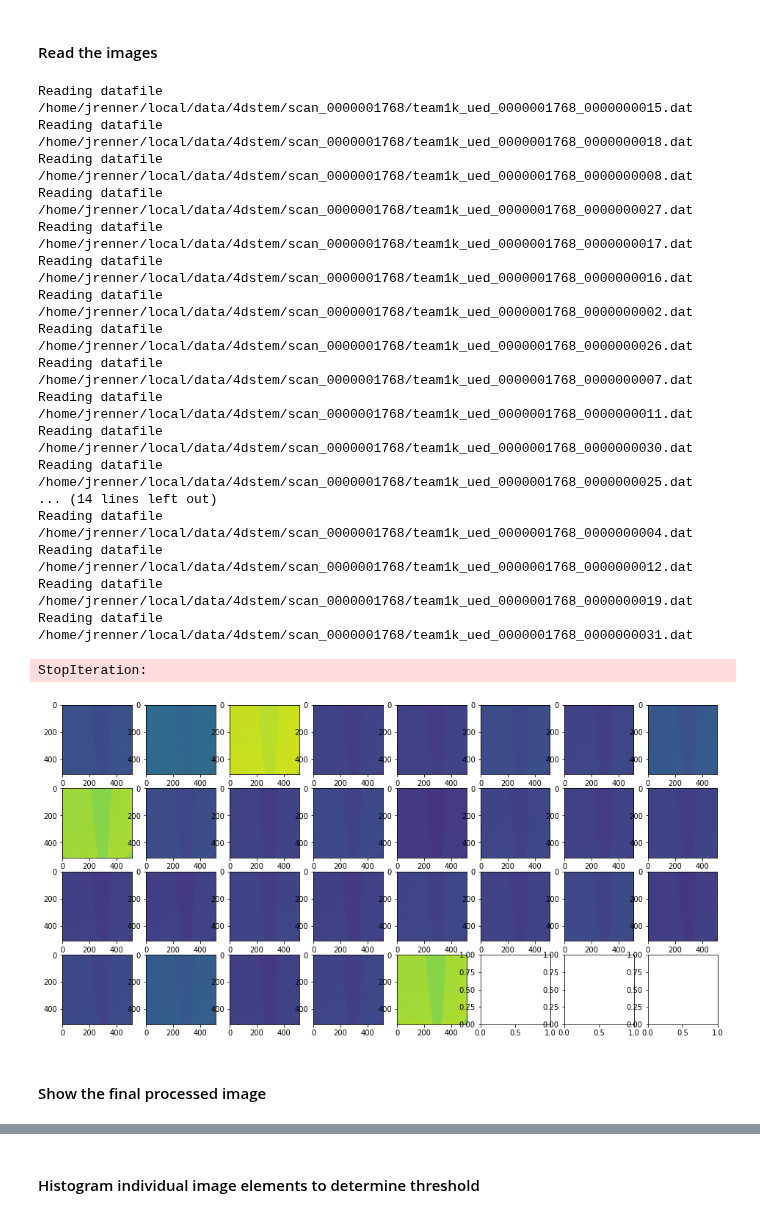
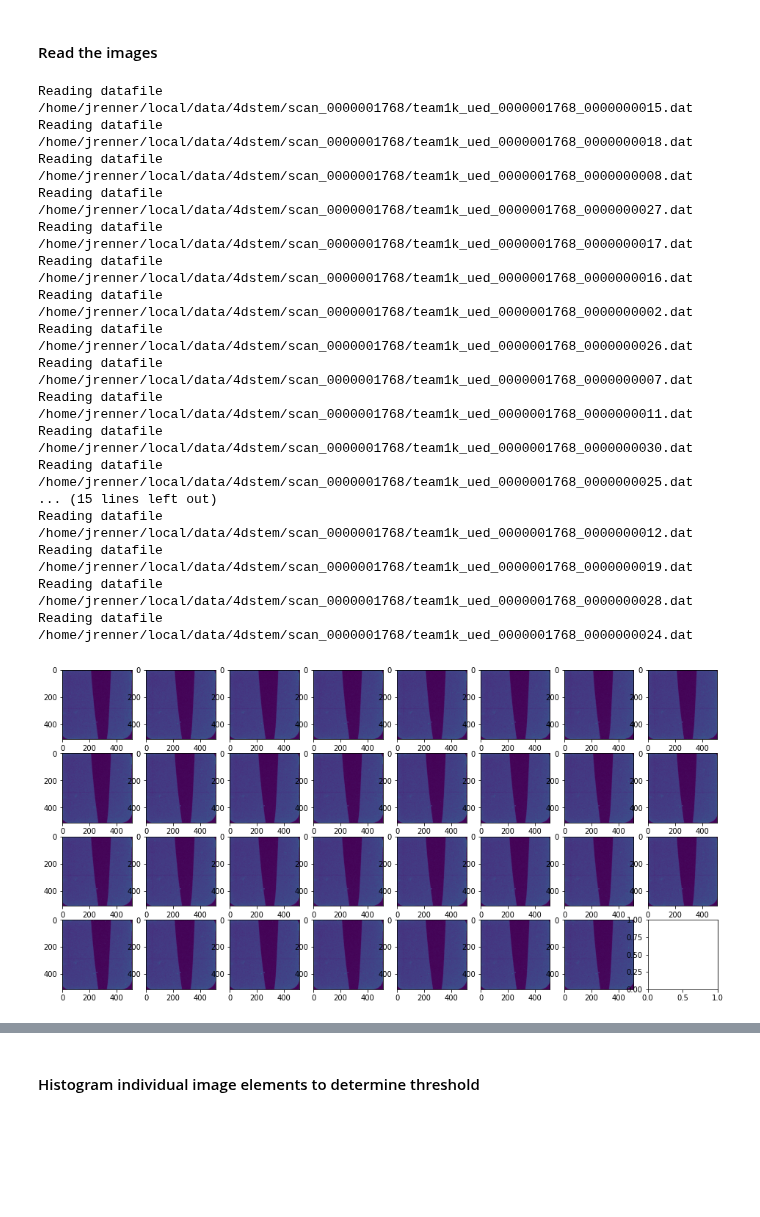
Before and after one commit to jerenner/emsim, a Jupyter notebook: notebooks/emsim_dataproc.ipynb, the cells around one changed output, grey strips where cells are left out. Saved outputs shown, nothing was run; the diff lists cells and outputs as text; code cells hidden in the pictures; blank space fills up the shorter version.

Commit message:
Adds code for processing at datafile level

```diff
--- a/notebooks/emsim_dataproc.ipynb
+++ b/notebooks/emsim_dataproc.ipynb
@@ -54,20 +54,29 @@ def read_images(datfile,nimages):
 # %% [markdown]
 #### Read the images
 # %%
-all_img_proc = []
+th = 100
+all_img_proc, all_img_th_proc = [], []
 datfiles = glob("/home/jrenner/local/data/4dstem/scan_0000001768/*.dat")
 for datfile in datfiles:
     print("Reading datafile",datfile)
+
+    # Read in all images from the data file.
     imgs = read_images(datfile,2048)
 
     # Average over all images to get the "processed" image.
     img_proc = np.average(imgs,axis=0)
+    all_img_proc.append(img_proc)
 
-    all_img_proc.append(img_proc)
-#     if(all_imgs is None):
-#         all_imgs = img_proc
-#     else:
+    # Threshold the images to get individual counts.
+    imgs_th = np.zeros(imgs.shape)
+    imgs_th[imgs > th] = 1
+
+    # Sum the thresholded images.
+    img_th_proc = np.sum(imgs_th,axis=0)
+    all_img_th_proc.append(img_th_proc)
+
 all_img_proc = np.array(all_img_proc)
+all_img_th_proc = np.array(all_img_th_proc)
 # %% [output]
 Reading datafile /home/jrenner/local/data/4dstem/scan_0000001768/team1k_ued_0000001768_0000000015.dat
 Reading datafile /home/jrenner/local/data/4dstem/scan_0000001768/team1k_ued_0000001768_0000000018.dat
@@ -81,10 +90,9 @@ Reading datafile /home/jrenner/local/data/4dstem/scan_0000001768/team1k_ued_0000
 Reading datafile /home/jrenner/local/data/4dstem/scan_0000001768/team1k_ued_0000001768_0000000011.dat
 Reading datafile /home/jrenner/local/data/4dstem/scan_0000001768/team1k_ued_0000001768_0000000030.dat
 Reading datafile /home/jrenner/local/data/4dstem/scan_0000001768/team1k_ued_0000001768_0000000025.dat
-... (14 lines left out)
-Reading datafile /home/jrenner/local/data/4dstem/scan_0000001768/team1k_ued_0000001768_0000000004.dat
+... (15 lines left out)
 Reading datafile /home/jrenner/local/data/4dstem/scan_0000001768/team1k_ued_0000001768_0000000012.dat
 Reading datafile /home/jrenner/local/data/4dstem/scan_0000001768/team1k_ued_0000001768_0000000019.dat
-Reading datafile /home/jrenner/local/data/4dstem/scan_0000001768/team1k_ued_0000001768_0000000031.dat
+Reading datafile /home/jrenner/local/data/4dstem/scan_0000001768/team1k_ued_0000001768_0000000028.dat
+Reading datafile /home/jrenner/local/data/4dstem/scan_0000001768/team1k_ued_0000001768_0000000024.dat
-StopIteration:
 # %%
@@ -92,15 +100,13 @@ np.savez("all_img_proc_29.npz",all_img_proc=all_img_proc)
 # %%
 fig, axs = plt.subplots(4, 8)
 fig.set_figheight(8.0)
 fig.set_figwidth(16.0)
-for iplt in range(len(all_img_proc)):
+for iplt in range(len(all_img_th_proc)):
     iaxis = int(iplt / 8)
     jaxis = iplt % 8
-    axs[iaxis,jaxis].imshow(all_img_proc[iplt])
+    axs[iaxis,jaxis].imshow(all_img_th_proc[iplt],vmax=100)
 
 # plt.imshow(all_img_proc[11])
 # plt.colorbar()
 # %% [output]
-[figure, old version]
+[figure, new version]
-# %% [markdown]
-#### Show the final processed image
```
Also changed, not shown: parts of 24 cells of this notebook.
